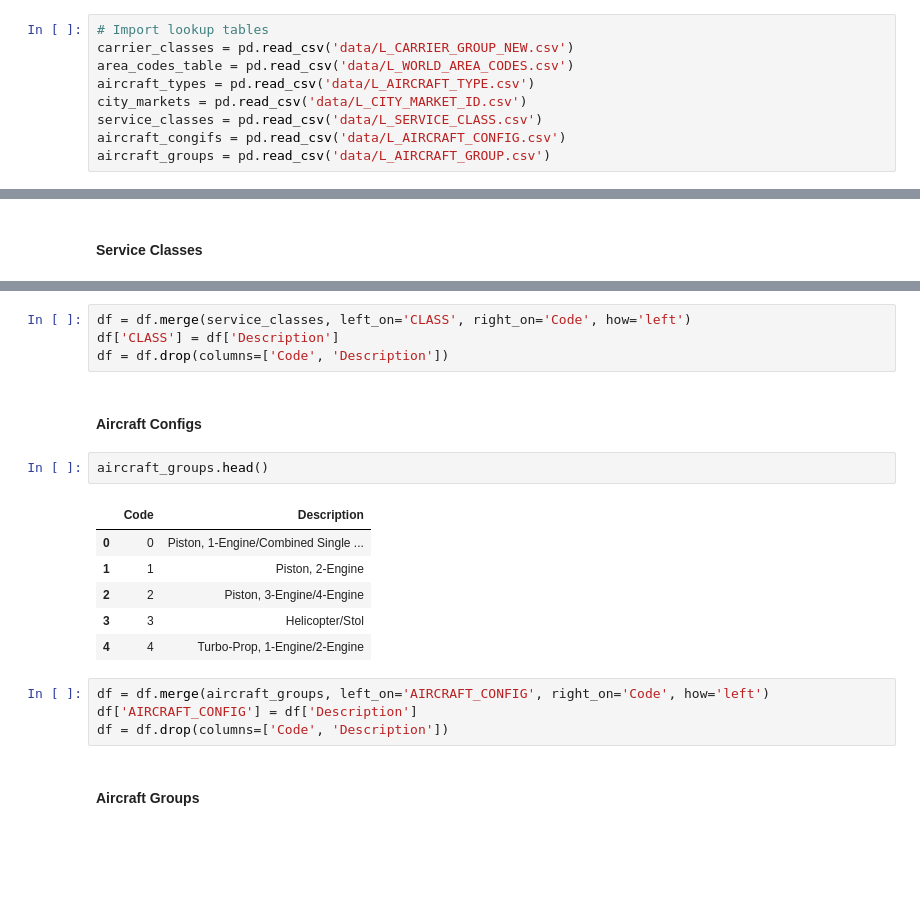
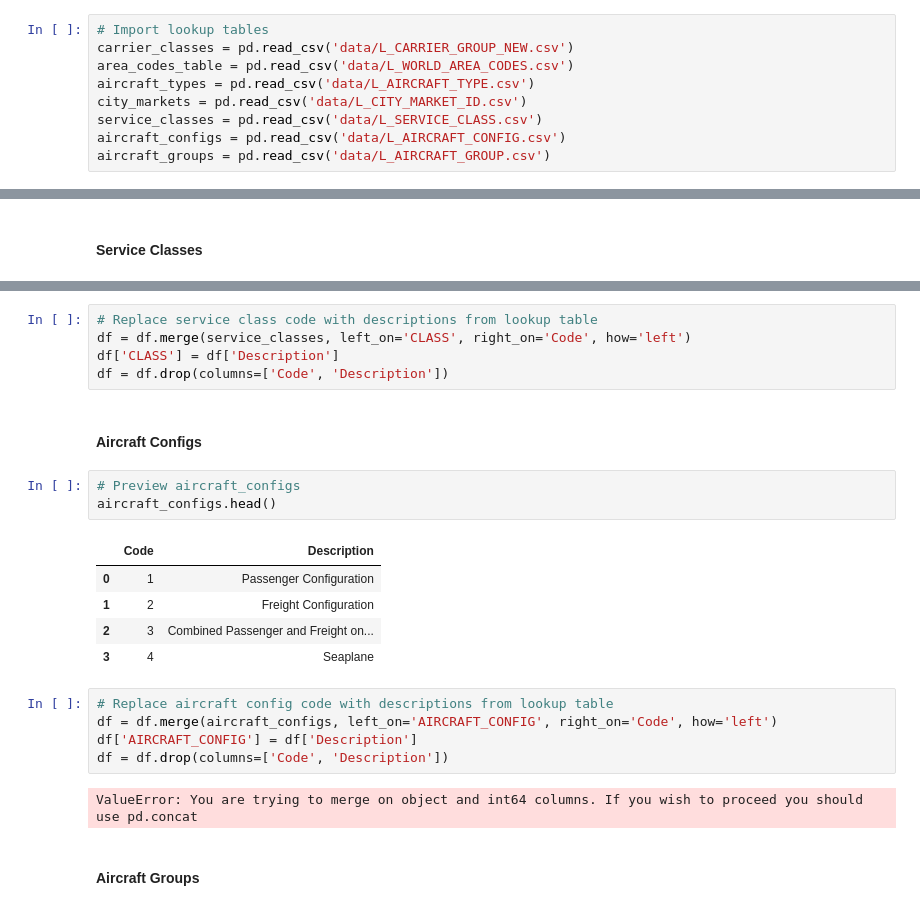
Before and after one commit to admacpherson/T-100-Aviation-Data, a Jupyter notebook: Tableau Dataset.ipynb, the cells around one changed output, grey strips where cells are left out. Drawn from its saved outputs; the diff is of its cells as text; blank space fills up the shorter version.

```diff
--- a/Tableau Dataset.ipynb
+++ b/Tableau Dataset.ipynb
@@ -15,7 +16,7 @@ area_codes_table = pd.read_csv('data/L_WORLD_AREA_CODES.csv')
 aircraft_types = pd.read_csv('data/L_AIRCRAFT_TYPE.csv')
 city_markets = pd.read_csv('data/L_CITY_MARKET_ID.csv')
 service_classes = pd.read_csv('data/L_SERVICE_CLASS.csv')
-aircraft_congifs = pd.read_csv('data/L_AIRCRAFT_CONFIG.csv')
+aircraft_configs = pd.read_csv('data/L_AIRCRAFT_CONFIG.csv')
 aircraft_groups = pd.read_csv('data/L_AIRCRAFT_GROUP.csv')
 # %% [markdown]
 <h2>Data Cleansing</h2>
@@ -107,21 +113,25 @@ service_classes.head()
 # %%
+# Replace service class code with descriptions from lookup table
 df = df.merge(service_classes, left_on='CLASS', right_on='Code', how='left')
 df['CLASS'] = df['Description']
 df = df.drop(columns=['Code', 'Description'])
 # %% [markdown]
 <h4>Aircraft Configs</h4>
-# %%
-aircraft_groups.head()
-# %% [output]
-|  | Code | Description |
-| 0 | 0 | Piston, 1-Engine/Combined Single ... |
-| 1 | 1 | Piston, 2-Engine |
-| 2 | 2 | Piston, 3-Engine/4-Engine |
-| 3 | 3 | Helicopter/Stol |
-| 4 | 4 | Turbo-Prop, 1-Engine/2-Engine |
+# %%
+# Preview aircraft_configs
+aircraft_configs.head()
+# %% [output]
+|  | Code | Description |
+| 0 | 1 | Passenger Configuration |
+| 1 | 2 | Freight Configuration |
+| 2 | 3 | Combined Passenger and Freight on... |
+| 3 | 4 | Seaplane |
 # %%
-df = df.merge(aircraft_groups, left_on='AIRCRAFT_CONFIG', right_on='Code', how='left')
+# Replace aircraft config code with descriptions from lookup table
+df = df.merge(aircraft_configs, left_on='AIRCRAFT_CONFIG', right_on='Code', how='left')
 df['AIRCRAFT_CONFIG'] = df['Description']
 df = df.drop(columns=['Code', 'Description'])
+# %% [output]
+ValueError: You are trying to merge on object and int64 columns. If you wish to proceed you should use pd.concat
 # %% [markdown]
 <h4>Aircraft Groups</h4>
```
Also changed, not shown: parts of 12 cells of this notebook.
